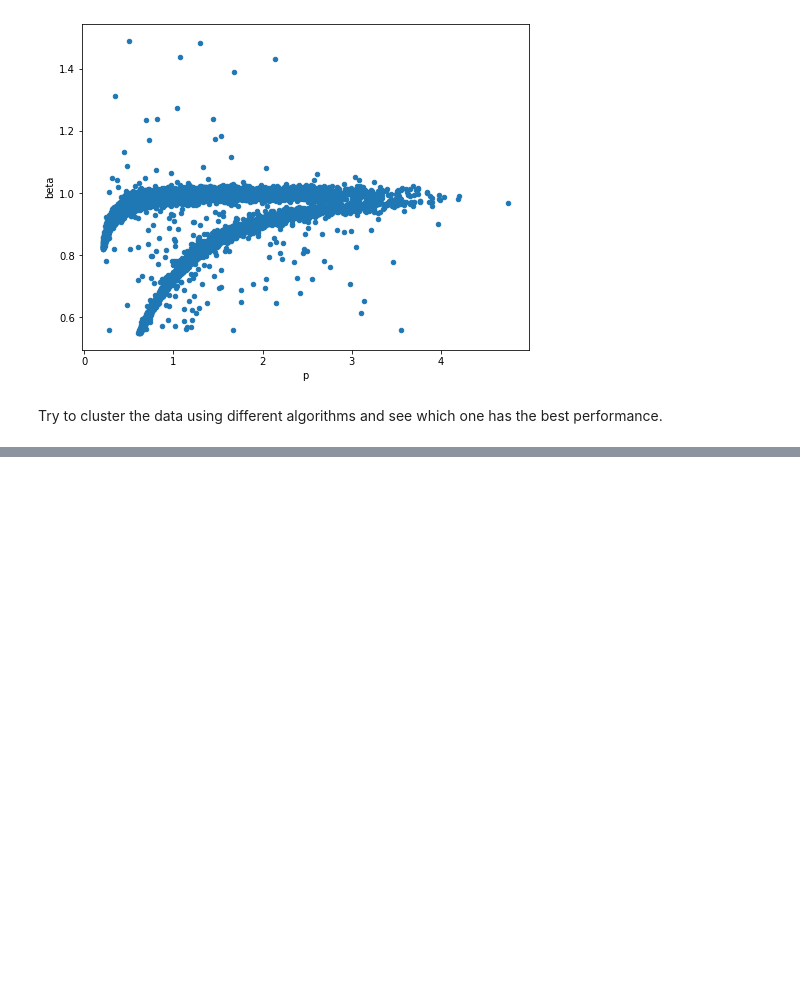
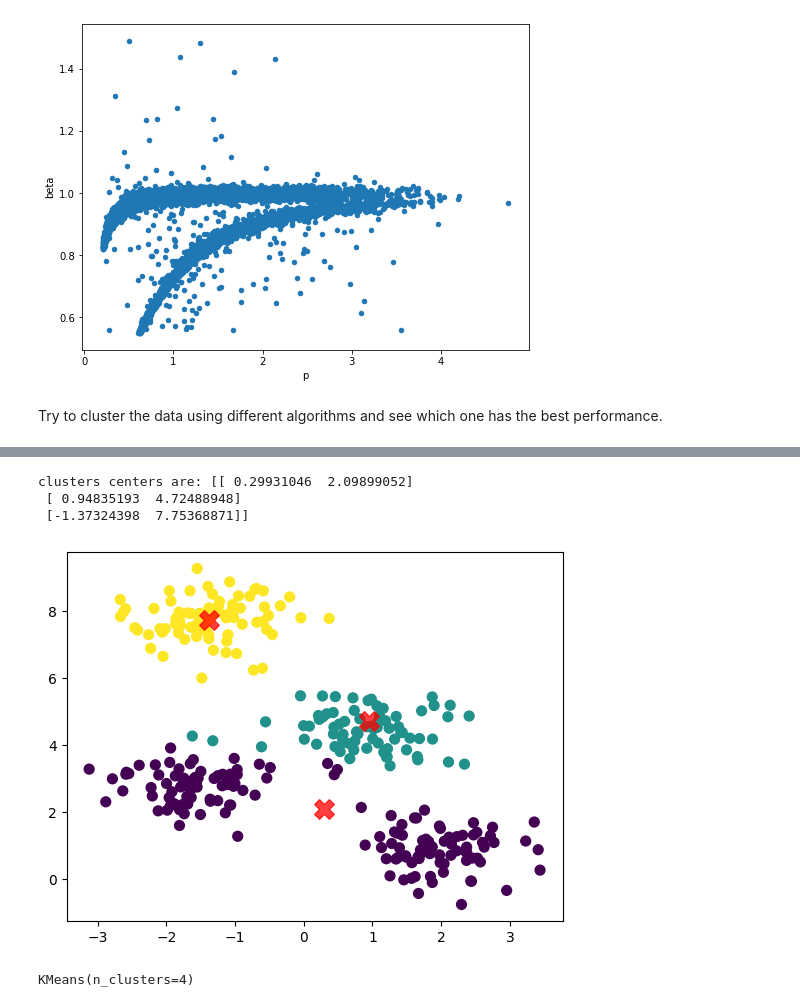
Before and after one commit to sraeisi/Machine_Learning_Physics_Winter20, a Jupyter notebook: Lec1/Clustering.ipynb, the cells around one changed output, grey strips where cells are left out. Cells and saved outputs as stored; diff of their text form; code cells hidden in the pictures; blank space fills up the shorter version.

```diff
--- a/Lec1/Clustering.ipynb
+++ b/Lec1/Clustering.ipynb
@@ -160,0 +196,21 @@ Try to cluster the data using different algorithms and see which one has the bes
+# %%
+# Secound itr
+#new centers
+centers = np.array([ X[clusters==i].mean(axis=0) for i in range(3)])
+print (f'clusters centers are: {centers}')
+
+clusters = np.array([np.argmin(dist(x)) for x in X])
+
+plt.scatter(X[:, 0], X[:, 1], c=clusters, s=50, cmap='viridis')
+plt.scatter(centers[:, 0], centers[:, 1], c='red', s=200, alpha=0.75, marker='X')
+plt.show()
+# %% [output]
+clusters centers are: [[ 0.29931046  2.09899052]
+ [ 0.94835193  4.72488948]
+ [-1.37324398  7.75368871]]
+[figure, added]
+# %%
+kmeans = KMeans(n_clusters=4)
+kmeans.fit(X)
+# %% [output]
+KMeans(n_clusters=4)
```
Also changed, not shown: parts of 4 cells of this notebook.
